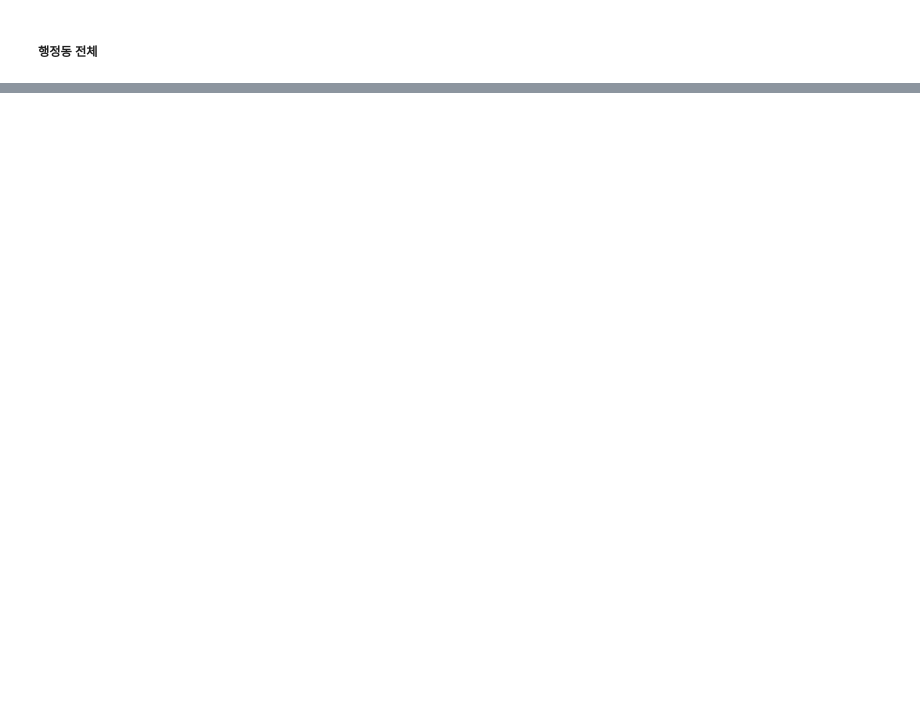
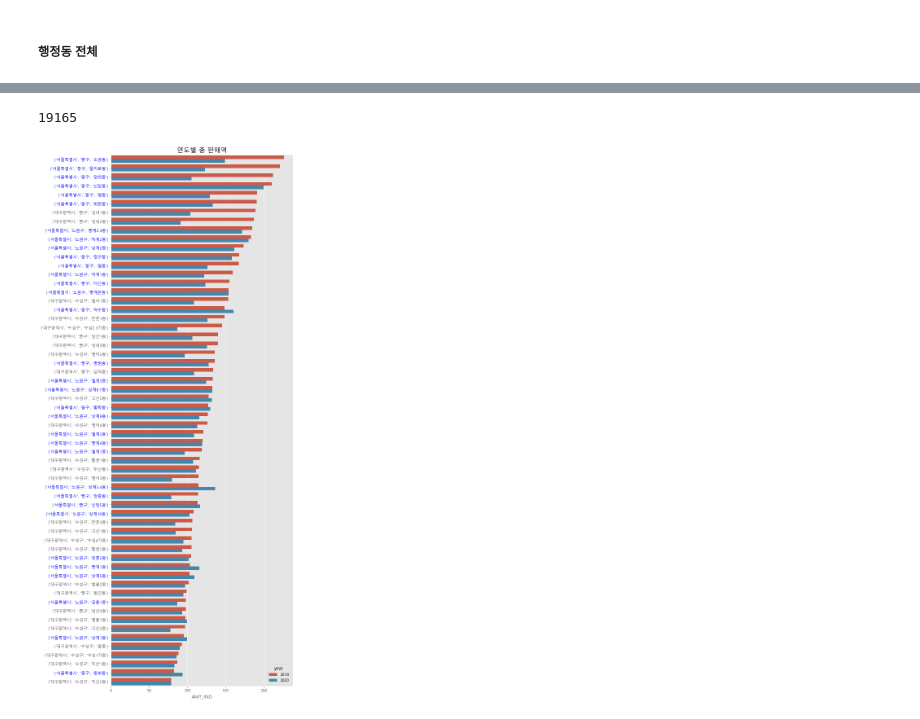
Before and after one commit to minkithub/bigcon2020, a Jupyter notebook: Jaewon/simple_EDA_유통.ipynb, the cells around one changed output, grey strips where cells are left out. Saved outputs shown, nothing was run; the diff lists cells and outputs as text; code cells hidden in the pictures; blank space fills up the shorter version.

```diff
--- a/Jaewon/simple_EDA_유통.ipynb
+++ b/Jaewon/simple_EDA_유통.ipynb
@@ -656,0 +702,3 @@ sns.heatmap(by_category.groupby('ANTC_ITEM_LCLS_NM').mean().drop(['BOR','ANTC_IT
+# %%
+num_days=total.OPER_DT.nunique()
+num_dongs = total.ADMD.nunique()
@@ -656,0 +757,37 @@ sns.heatmap(by_category.groupby('ANTC_ITEM_LCLS_NM').mean().drop(['BOR','ANTC_IT
+# %%
+total['OPER_DT'] = total.OPER_DT.apply(lambda x : pd.to_datetime(x, format='%Y%m%d'))
+# %%
+total['year'] = total.OPER_DT.dt.year
+total['month'] = total.OPER_DT.dt.month
+# %%
+tmp = total.groupby(['PVN','BOR','ADMD','year'])['AMT_IND'].sum().\
+        sort_values(ascending=False).\
+        reset_index().\
+        set_index(['PVN','BOR','ADMD'])
+# %%
+fig,ax = plt.subplots(figsize=(8,24))
+
+seoul_index = [i for i,region in enumerate(tmp.query('year==2019').index) if region[0]=='서울특별시']
+
+tmp = total.groupby(['PVN','BOR','ADMD','year'])['AMT_IND'].sum().\
+        reset_index().\
+        sort_values(by=['year','AMT_IND'],ascending=[1,0]).\
+        set_index(['PVN','BOR','ADMD'])
+
+sns.barplot(
+    x = tmp.AMT_IND,
+    y = tmp.index,
+    hue = tmp.year,
+    order = tmp.query('year==2019').index,
+    ax=ax
+)
+
+for i in seoul_index:
+    ax.get_yticklabels()[i].set_color('blue')
+
+ax.set_title('연도별 총 판매액', fontsize=16)
+
+gc.collect()
+# %% [output]
+19165
+[figure, added]
```
Also changed, not shown: parts of 33 cells of this notebook.
